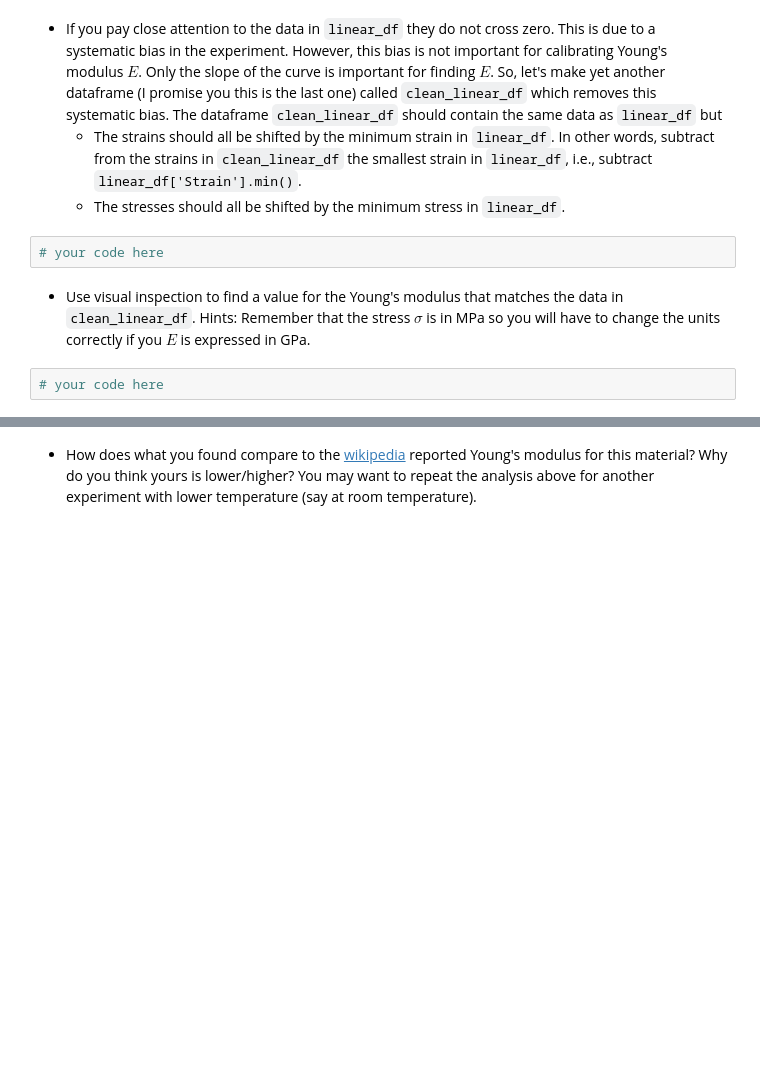
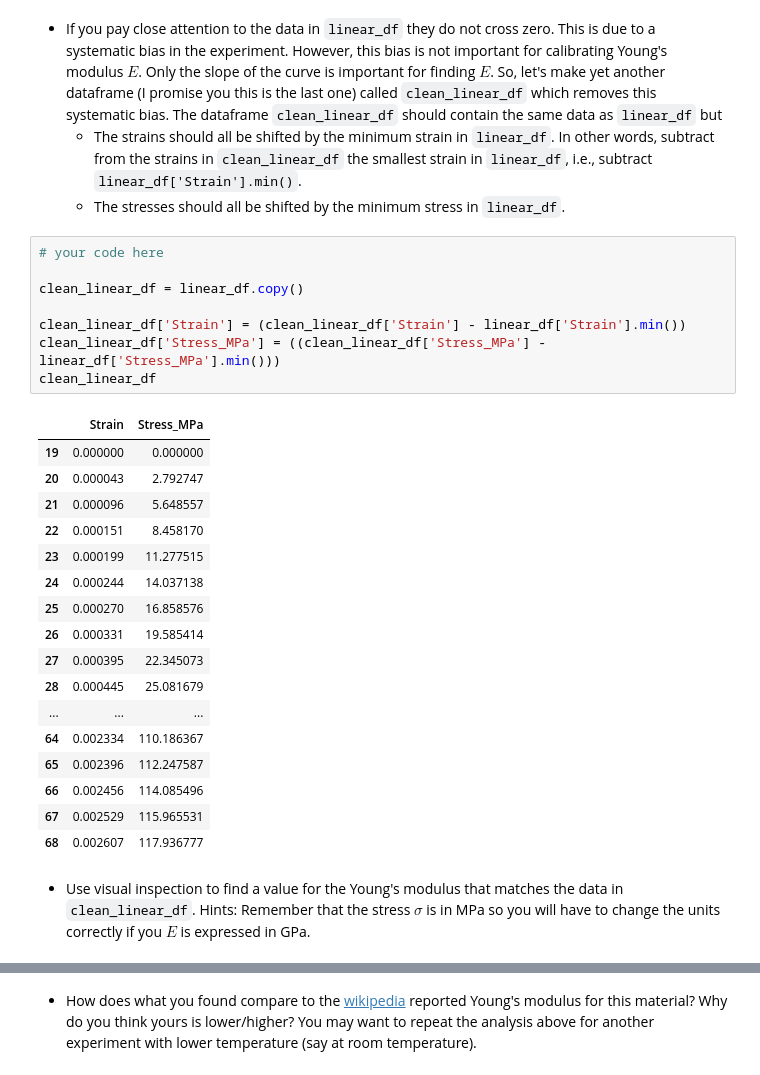
Before and after one commit to naray130/ME-239-HW, a Jupyter notebook: lecture05/homework_05.ipynb, the cells around one changed output, grey strips where cells are left out. Drawn from its saved outputs; the diff is of its cells as text; blank space fills up the shorter version.

```diff
--- a/lecture05/homework_05.ipynb
+++ b/lecture05/homework_05.ipynb
@@ -261,10 +261,32 @@ So, let's make yet another dataframe (I promise you this is the last one) called
 The dataframe `clean_linear_df` should contain the same data as `linear_df` but
     + The strains should all be shifted by the minimum strain in `linear_df`. In other words, subtract from the strains in `clean_linear_df` the smallest strain in `linear_df`, i.e., subtract `linear_df['Strain'].min()`.
     + The stresses should all be shifted by the minimum stress in `linear_df`.
-# %%
-# your code here
+# %%
+# your code here
+
+clean_linear_df = linear_df.copy()
+
+clean_linear_df['Strain'] = (clean_linear_df['Strain'] - linear_df['Strain'].min())
+clean_linear_df['Stress_MPa'] = ((clean_linear_df['Stress_MPa'] - linear_df['Stress_MPa'].min()))
+clean_linear_df
+# %% [output]
+|  | Strain | Stress_MPa |
+| 19 | 0.000000 | 0.000000 |
+| 20 | 0.000043 | 2.792747 |
+| 21 | 0.000096 | 5.648557 |
+| 22 | 0.000151 | 8.458170 |
+| 23 | 0.000199 | 11.277515 |
+| 24 | 0.000244 | 14.037138 |
+| 25 | 0.000270 | 16.858576 |
+| 26 | 0.000331 | 19.585414 |
+| 27 | 0.000395 | 22.345073 |
+| 28 | 0.000445 | 25.081679 |
+| ... | ... | ... |
+| 64 | 0.002334 | 110.186367 |
+| 65 | 0.002396 | 112.247587 |
+| 66 | 0.002456 | 114.085496 |
+| 67 | 0.002529 | 115.965531 |
+| 68 | 0.002607 | 117.936777 |
 # %% [markdown]
 + Use visual inspection to find a value for the Young's modulus that matches the data in `clean_linear_df`.
 Hints: Remember that the stress $\sigma$ is in MPa so you will have to change the units correctly if you $E$ is expressed in GPa.
-# %%
-# your code here
```
Also changed, not shown: parts of 6 cells of this notebook.
